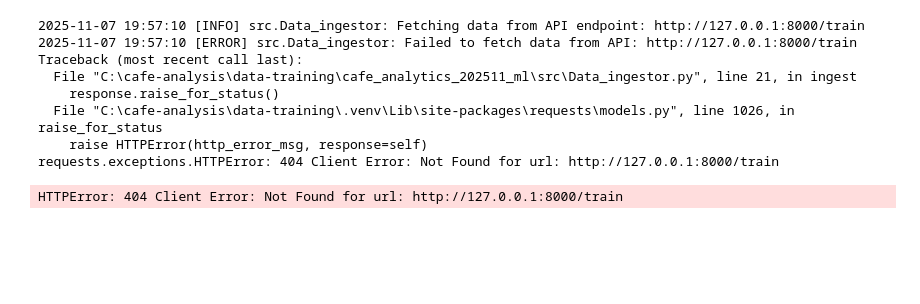
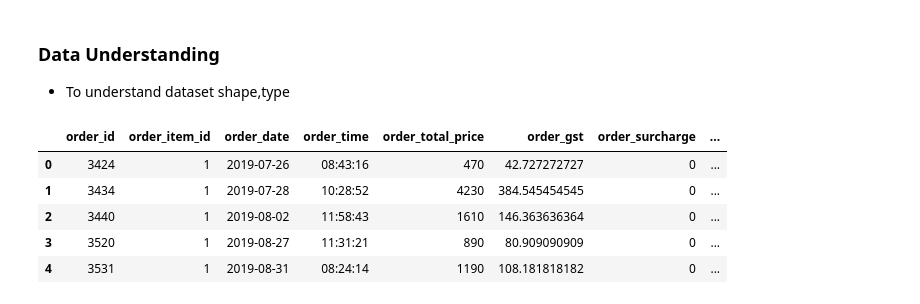
Before and after one commit to HanL1223/JR_Recommender, a Jupyter notebook: cafe_analytics_202511_ml/notebooks/EDA.ipynb, the cells around one changed output. Saved outputs shown, nothing was run; the diff lists cells and outputs as text; code cells hidden in the pictures; blank space fills up the shorter version.

Commit message:
EDA for Dataset and POC for Recommanding Model

```diff
--- a/cafe_analytics_202511_ml/notebooks/EDA.ipynb
+++ b/cafe_analytics_202511_ml/notebooks/EDA.ipynb
@@ -17,13 +0,0 @@ TEST_ENDPOINT = f"{BASE_URL}/test"
-# %%
-df_train = DataIngestorFactory.get_data_ingestor(TRAIN_ENDPOINT).ingest(TRAIN_ENDPOINT)
-df_test = DataIngestorFactory.get_data_ingestor(TEST_ENDPOINT).ingest(TEST_ENDPOINT)
-# %% [output]
-2025-11-07 19:57:10 [INFO] src.Data_ingestor: Fetching data from API endpoint: http://127.0.0.1:8000/train
-2025-11-07 19:57:10 [ERROR] src.Data_ingestor: Failed to fetch data from API: http://127.0.0.1:8000/train
-Traceback (most recent call last):
-  File "C:\cafe-analysis\data-training\cafe_analytics_202511_ml\src\Data_ingestor.py", line 21, in ingest
-    response.raise_for_status()
-  File "C:\cafe-analysis\data-training\.venv\Lib\site-packages\requests\models.py", line 1026, in raise_for_status
-    raise HTTPError(http_error_msg, response=self)
-requests.exceptions.HTTPError: 404 Client Error: Not Found for url: http://127.0.0.1:8000/train
-HTTPError: 404 Client Error: Not Found for url: http://127.0.0.1:8000/train
@@ -29,0 +17,20 @@ HTTPError: 404 Client Error: Not Found for url: http://127.0.0.1:8000/train
+# %%
+#Create Base DF
+client = bigquery.Client(project=settings.project_id)
+df = client.query(f"""
+SELECT distinct src.*,dp.product_name,dc.customer_id,dp.product_category from `jr-data-training.dbt_medallion_dev_gold.fact_order_items` src left join `jr-data-training.dbt_medallion_dev_gold.dim_products` dp on src.product_key = dp.product_key
+left join `jr-data-training.dbt_medallion_dev_gold.dim_customers` dc on src.customer_key = dc.customer_key
+where product_category is not null
+""").to_dataframe()
+# %% [markdown]
+### Data Understanding
+- To understand dataset shape,type
+# %%
+df.head()
+# %% [output]
+|  | order_id | order_item_id | order_date | order_time | order_total_price | order_gst | order_surcharge | ... |
+| 0 | 3424 | 1 | 2019-07-26 | 08:43:16 | 470 | 42.727272727 | 0 | ... |
+| 1 | 3434 | 1 | 2019-07-28 | 10:28:52 | 4230 | 384.545454545 | 0 | ... |
+| 2 | 3440 | 1 | 2019-08-02 | 11:58:43 | 1610 | 146.363636364 | 0 | ... |
+| 3 | 3520 | 1 | 2019-08-27 | 11:31:21 | 890 | 80.909090909 | 0 | ... |
+| 4 | 3531 | 1 | 2019-08-31 | 08:24:14 | 1190 | 108.181818182 | 0 | ... |
```
Also changed, not shown: parts of 26 cells of this notebook, 6 other files.
